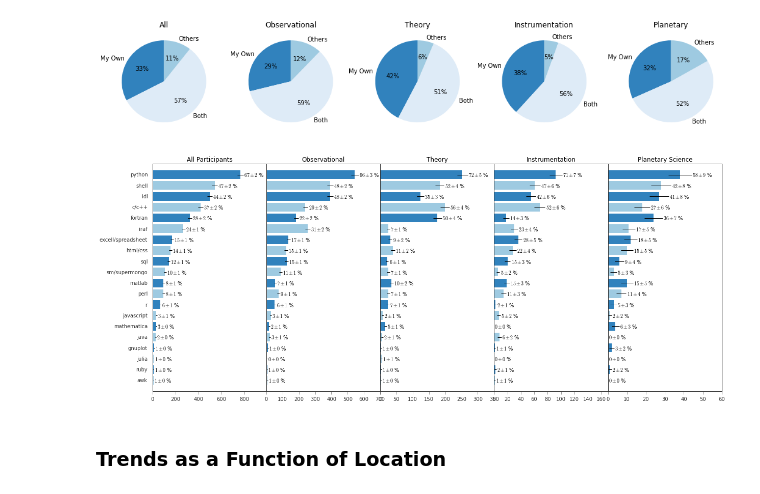
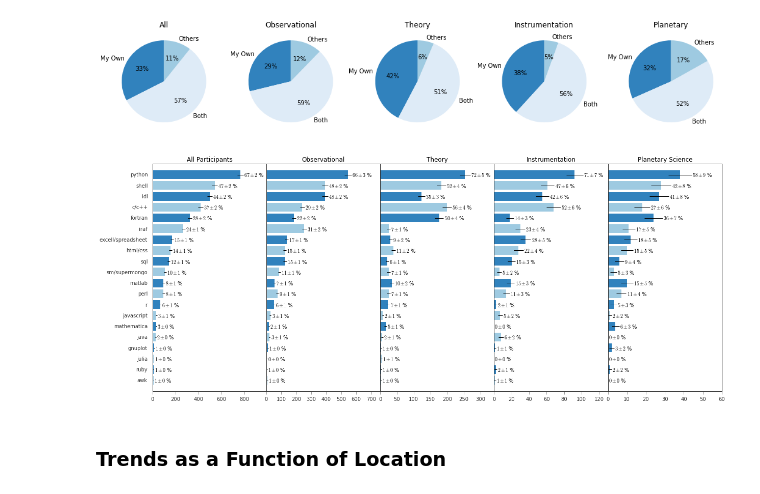
Before and after one commit to eteq/software_survey_analysis, a Jupyter notebook: software_survey.ipynb, the cells around one changed output. Saved outputs shown, nothing was run; the diff lists cells and outputs as text; code cells hidden in the pictures.

Commit message:
Changed the axis ranges for some of the histograms.

```diff
--- a/software_survey.ipynb
+++ b/software_survey.ipynb
@@ -632,37 +631,37 @@ tools_the_nn.update({ff: np.sum(np.array(tools_the) == ff) for ff in unique_tool
 plot_the_nn = [tools_the_nn[name] for name in language_names]
 
 tools_ins_nn = {}
 tools_ins_nn.update({ff: np.sum(np.array(tools_ins) == ff) for ff in unique_tools})
 plot_ins_nn = [tools_ins_nn[name] for name in language_names]
 
 tools_pla_nn = {}
 tools_pla_nn.update({ff: np.sum(np.array(tools_pla) == ff) for ff in unique_tools})
 plot_pla_nn = [tools_pla_nn[name] for name in language_names]
 
 bins = np.arange(len_data, 0, -1)
 colors = ['#3182bd','#9ecae1']*int(math.ceil(len_data/2))
 fig,axes = plt.subplots(1, 4, sharey=True, figsize=(20,8))
 fig.subplots_adjust(wspace=0)
 
 a1 = plt.subplot(1,5,1)
 make_bars_segment(a1, bins, np.array(all_nn), language_names, len(data), 'All Participants', 990, 20)
 
 a2 = plt.subplot(1,5,2)
-make_bars_segment(a2, bins, np.array(plot_obs_nn), None, np.sum(bool_obs), 'Observational', 700, 20)
+make_bars_segment(a2, bins, np.array(plot_obs_nn), None, np.sum(bool_obs), 'Observational', 760, 20)
 
 a3 = plt.subplot(1,5,3)
-make_bars_segment(a3, bins, np.array(plot_the_nn), None, np.sum(bool_the), 'Theory', 350, 20)
+make_bars_segment(a3, bins, np.array(plot_the_nn), None, np.sum(bool_the), 'Theory', 340, 20)
 
 a4 = plt.subplot(1,5,4)
-make_bars_segment(a4, bins, np.array(plot_ins_nn), None, np.sum(bool_ins), 'Instrumentation', 170, 20)
+make_bars_segment(a4, bins, np.array(plot_ins_nn), None, np.sum(bool_ins), 'Instrumentation', 130, 20)
 
 a5 = plt.subplot(1,5,5)
 make_bars_segment(a5, bins, np.array(plot_pla_nn), None, np.sum(bool_pla), 'Planetary Science', 60, 20)
 
 if save_plots:
     plt.savefig('tools_by_field.png')
 # %% [output]
-[figure, old version]
+[figure, new version]
 # %% [markdown]
 ### Trends as a Function of Location
 # %%
```
Also changed, not shown: parts of 5 cells of this notebook.
